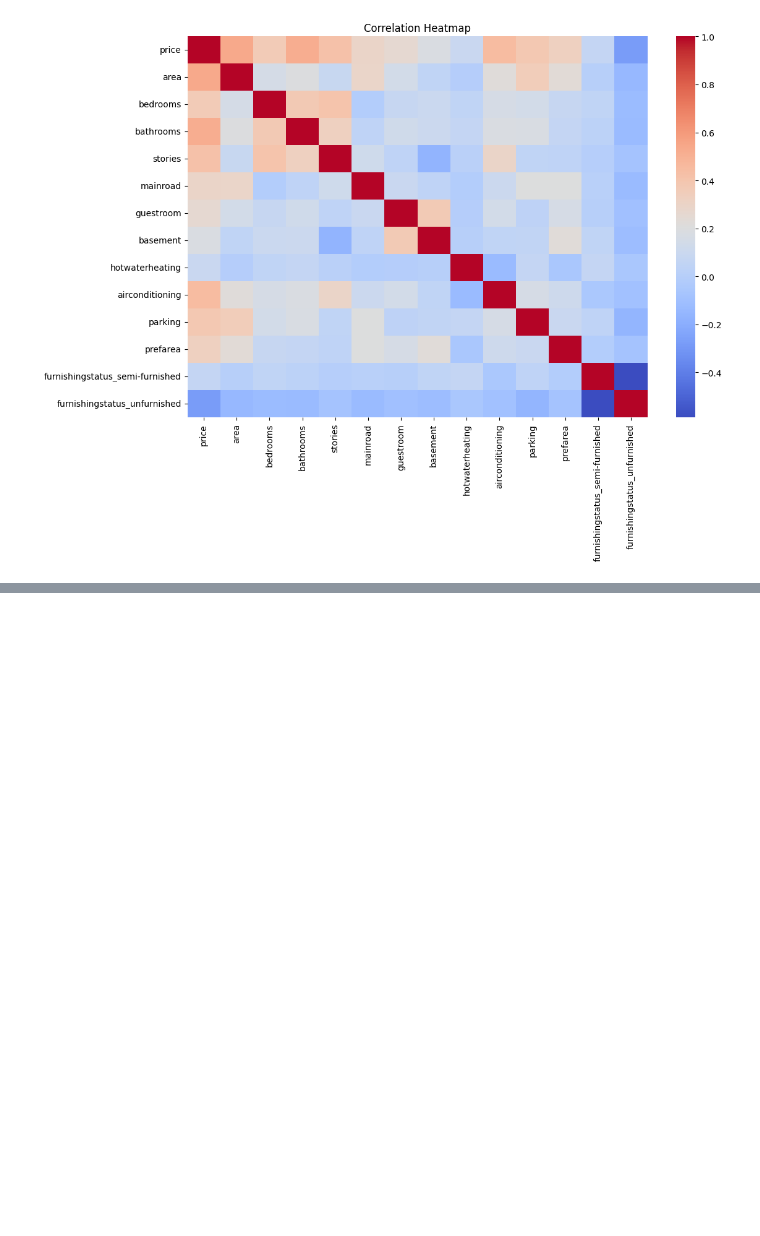
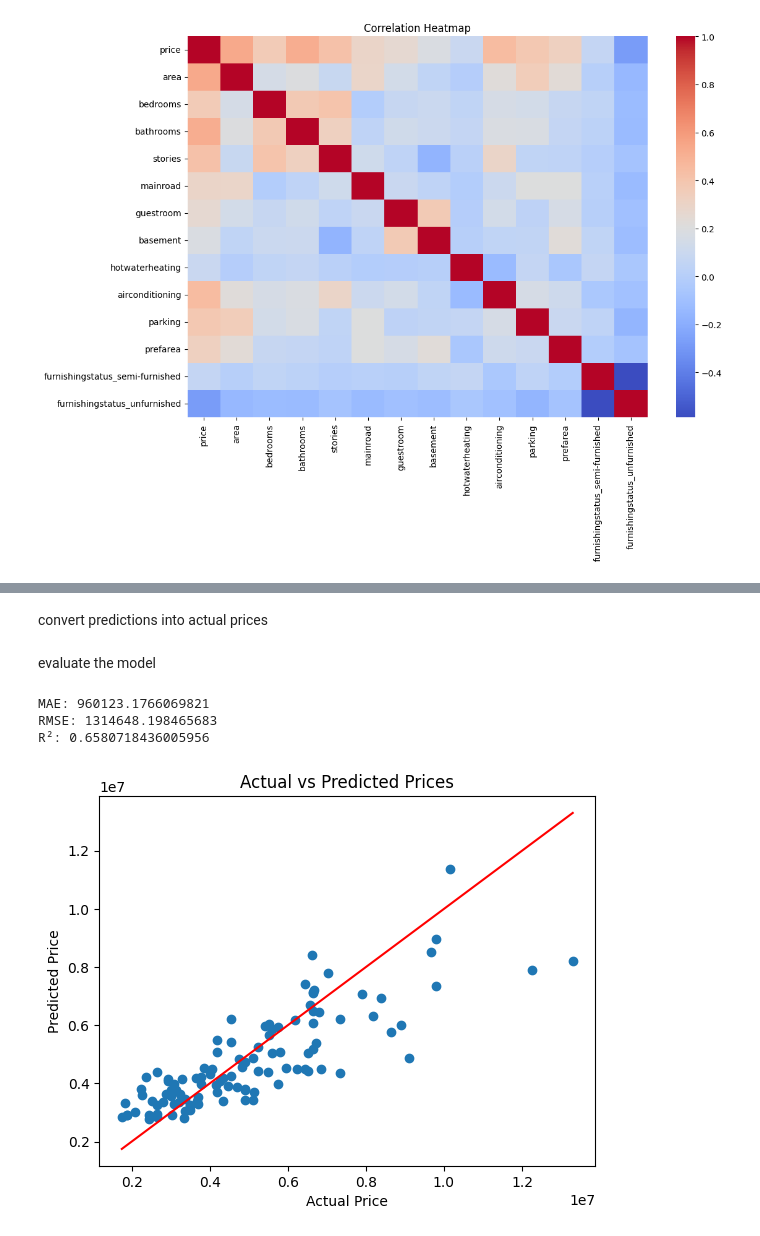
Before and after one commit to apekshakashyap17/House-price-prediction-system, a Jupyter notebook: housing.ipynb, the cells around one changed output, grey strips where cells are left out. Drawn from its saved outputs; the diff is of its cells as text; code cells hidden in the pictures; blank space fills up the shorter version.

```diff
--- a/housing.ipynb
+++ b/housing.ipynb
@@ -178,0 +249,7 @@ plt.show()
+# %%
+from sklearn.preprocessing import StandardScaler
+
+scaler = StandardScaler()
+
+X_train_scaled = scaler.fit_transform(X_train)
+X_test_scaled = scaler.transform(X_test)
@@ -178,0 +258,5 @@ plt.show()
+# %%
+from sklearn.linear_model import LinearRegression
+
+lr = LinearRegression()
+lr.fit(X_train_scaled, y_train)
@@ -178,0 +267,36 @@ plt.show()
+# %%
+y_pred_log = lr.predict(X_test_scaled)
+# %% [markdown]
+convert predictions into actual prices
+# %%
+import numpy as np
+
+y_pred = np.exp(y_pred_log)
+y_test_actual = np.exp(y_test)
+# %% [markdown]
+evaluate the model
+# %%
+from sklearn.metrics import mean_absolute_error, mean_squared_error, r2_score
+
+mae = mean_absolute_error(y_test_actual, y_pred)
+rmse = np.sqrt(mean_squared_error(y_test_actual, y_pred))
+r2 = r2_score(y_test_actual, y_pred)
+
+print("MAE:", mae)
+print("RMSE:", rmse)
+print("R²:", r2)
+# %% [output]
+MAE: 960123.1766069821
+RMSE: 1314648.198465683
+R²: 0.6580718436005956
+# %%
+plt.scatter(y_test_actual, y_pred)
+plt.plot([y_test_actual.min(), y_test_actual.max()],
+         [y_test_actual.min(), y_test_actual.max()],
+         color='red')
+plt.xlabel("Actual Price")
+plt.ylabel("Predicted Price")
+plt.title("Actual vs Predicted Prices")
+plt.show()
+# %% [output]
+[figure, added]
```
Also changed, not shown: parts of 17 cells of this notebook.
